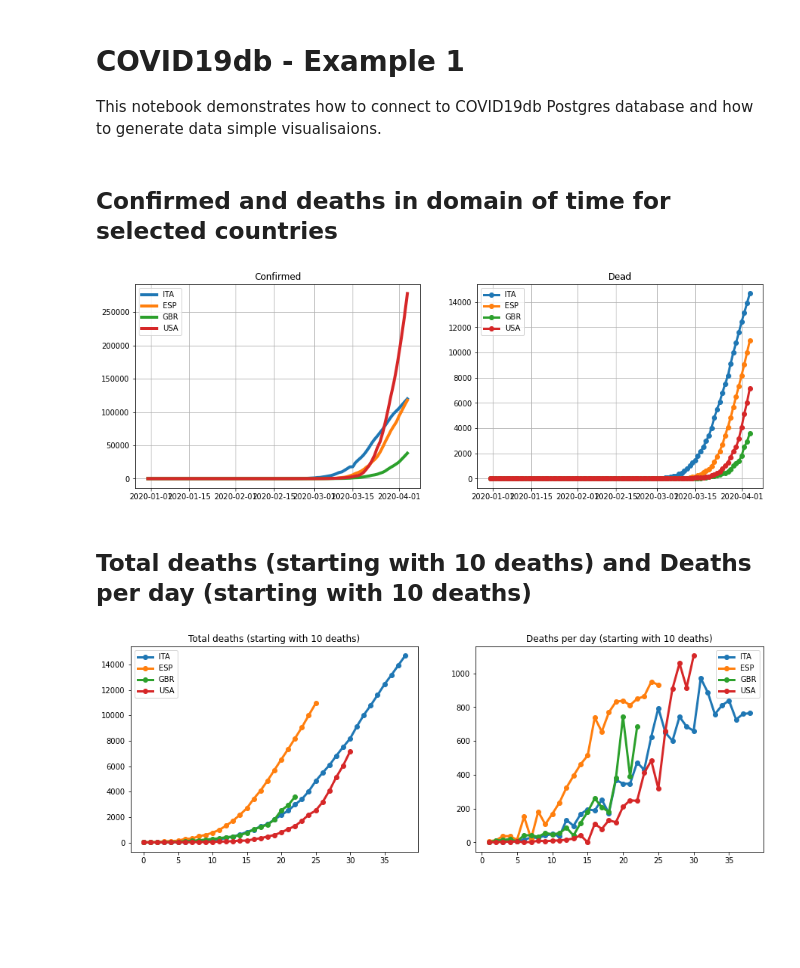
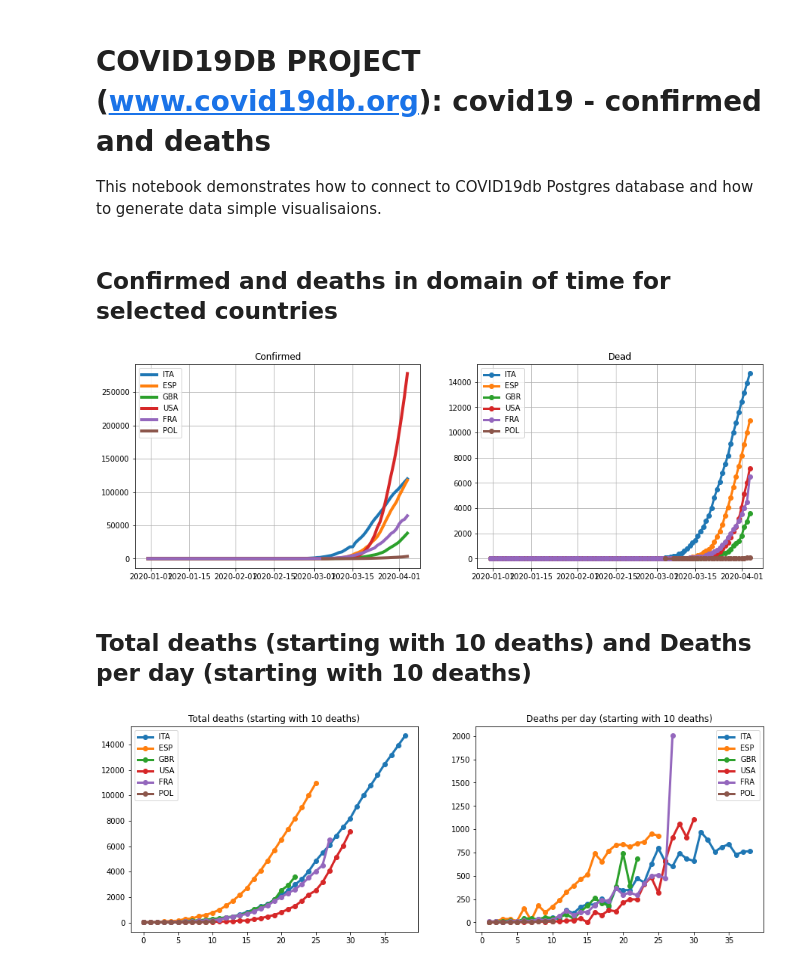
Before and after one commit to covid19db/data-archive, a Jupyter notebook: jupyter-examples/covid19db-confirmed-and-deaths.ipynb, the cells around one changed output. Saved outputs shown, nothing was run; the diff lists cells and outputs as text; code cells hidden in the pictures; blank space fills up the shorter version.

Commit message:
Some changes in examples

```diff
--- a/jupyter-examples/covid19db-confirmed-and-deaths.ipynb
+++ b/jupyter-examples/covid19db-confirmed-and-deaths.ipynb
@@ -1,5 +1,5 @@
 # %% [markdown]
-# COVID19db - Example 1
+# COVID19DB PROJECT (www.covid19db.org): covid19 - confirmed and deaths
 
 
 This notebook demonstrates how to connect to COVID19db Postgres database and how to generate data simple visualisaions.
@@ -24,30 +24,30 @@ df = pd.DataFrame(cur.fetchall(), columns=[desc[0] for desc in cur.description])
 # %% [markdown]
 ## Confirmed and deaths in domain of time for selected countries
 # %%
-my_countries = ['ITA', 'ESP', 'GBR', 'USA']
+my_countries = ['ITA', 'ESP', 'GBR', 'USA', 'FRA', 'POL']
 
 df_who = []
 for countrycode in my_countries:
     df_who.append(df[(df.countrycode==countrycode) & df['adm_area_1'].isnull()].sort_values(by='date'))
 
 
 ## Figure 1: Confirmed and Dead
 plt.figure(figsize=(15,5))
 plt.subplot(1,2,1)
 for j in range(len(my_countries)):
     plt.plot(df_who[j].date, df_who[j].confirmed, linewidth=4.0, label=my_countries[j])
 plt.title('Confirmed')
 plt.grid()
 plt.legend();
 
 plt.subplot(1,2,2)
 for j in range(len(my_countries)):
     plt.plot(df_who[j].date, df_who[j].dead, '-o', linewidth=3.0, label=my_countries[j])
 plt.title('Dead')
 plt.grid()
 plt.legend();
 # %% [output]
-[figure, old version]
+[figure, new version]
 # %% [markdown]
 ## Total deaths (starting with 10 deaths) and Deaths per day (starting with 10 deaths)
 # %%
@@ -66,4 +66,4 @@ for j in range(len(my_countries)):
 plt.legend();
 plt.title('Deaths per day (starting with 10 deaths)');
 # %% [output]
-[figure, old version]
+[figure, new version]
```
Also changed, not shown: 2 other files.
